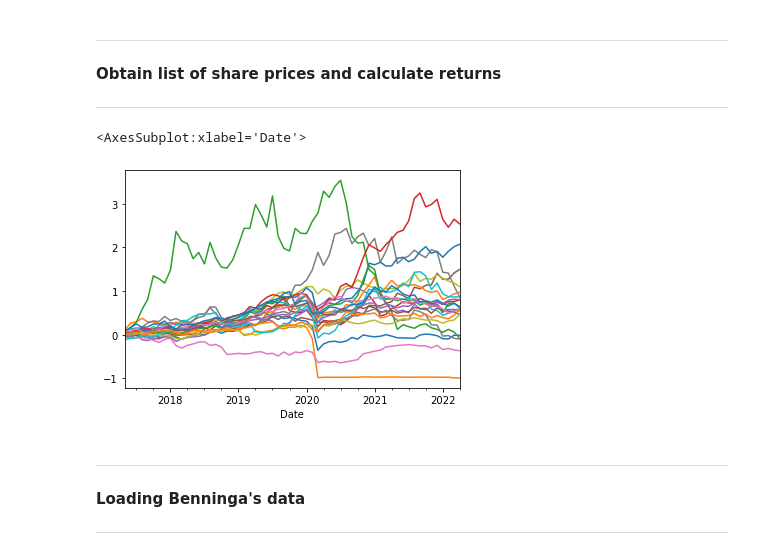
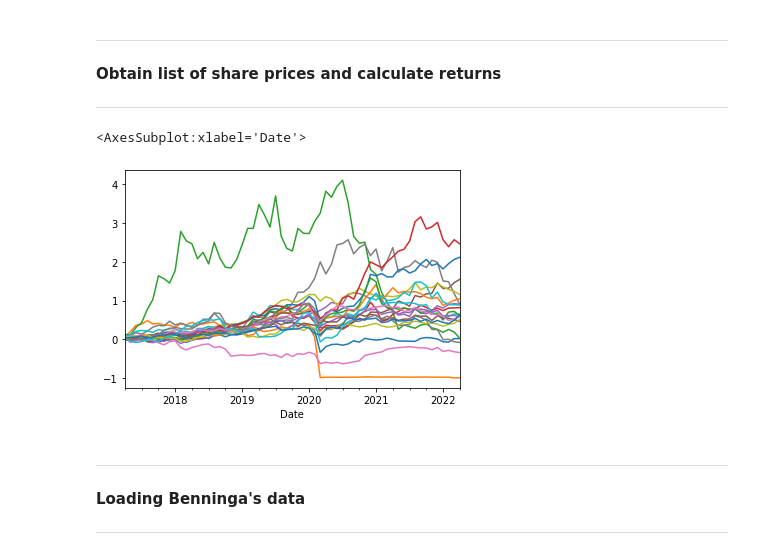
Before and after one commit to blucap/BDBA904, a Jupyter notebook: Chapter 13 - Beta and SML.ipynb, the cells around one changed output. Cells and saved outputs as stored; diff of their text form; code cells hidden in the pictures.

```diff
--- a/Chapter 13 - Beta and SML.ipynb
+++ b/Chapter 13 - Beta and SML.ipynb
@@ -128,16 +128,16 @@ df_close.sample(5)
 ---
 # %%
 market = 'NZ50'
-stocks_list = ["AIR", "FPH", "MEL", "AIA", "SPK", "MCY", "MFT", "EBO", "CEN", "IFT", "FBU", "RYM", "POT", "VCT", "ATM", "CNU", "GMT", "GNE", "SUM", "PCT", "TPW", "NZ50"]
+stocks_list = ["AIR", "FPH", "MEL", "AIA", "SPK", "MCY", "MFT", "EBO", "CEN", "IFT", "FBU", "RYM", "POT", "VCT", "ATM", "CNU", "GMT", "GNE", "SUM", "PCT", "NZ50"]
 stocks_list.sort()
 data = df_close[stocks_list]
 data.sample(5)
 # Calculate monthly returns
 day_ret = np.log(data).diff().dropna()
 day_ret.add(1).cumprod().sub(1).plot(legend=False)
 # %% [output]
 <AxesSubplot:xlabel='Date'>
-[figure, old version]
+[figure, new version]
 # %% [markdown]
 ---
 
```
Also changed, not shown: parts of 4 cells of this notebook, 8 other files.
